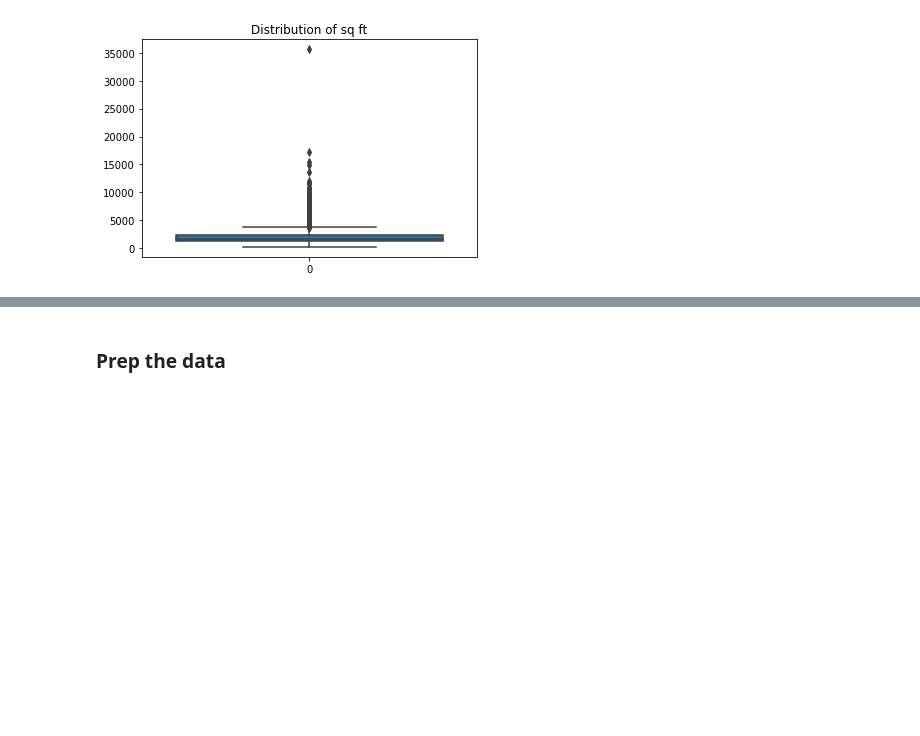
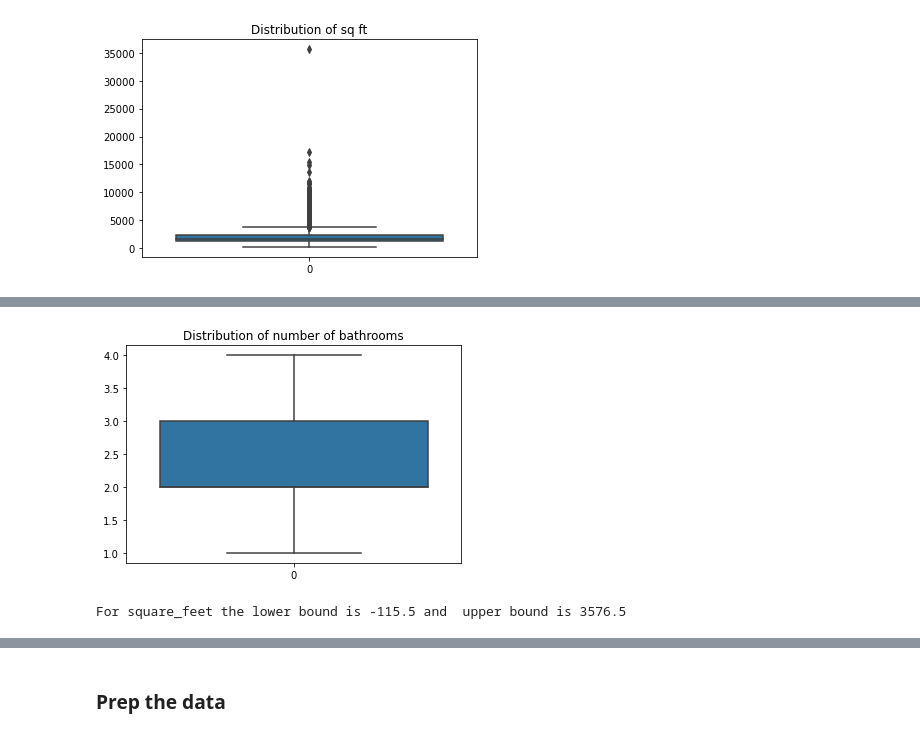
Before and after one commit to carlgriffin57/zillow_regression_project, a Jupyter notebook: zillow.ipynb, the cells around one changed output, grey strips where cells are left out. Drawn from its saved outputs; the diff is of its cells as text; code cells hidden in the pictures; blank space fills up the shorter version.

```diff
--- a/zillow.ipynb
+++ b/zillow.ipynb
@@ -120,0 +144,10 @@ df = df[(df.square_feet > lower) & (df.square_feet < upper)]
+# %%
+sns.boxplot(data=df.num_bathrooms)
+plt.title('Distribution of number of bathrooms')
+plt.show()
+# %% [output]
+[figure, added]
+# %%
+df = outlier_calculation(df, 'square_feet')
+# %% [output]
+For square_feet the lower bound is -115.5 and  upper bound is 3576.5
```
Also changed, not shown: parts of 24 cells of this notebook, 1 other file.
